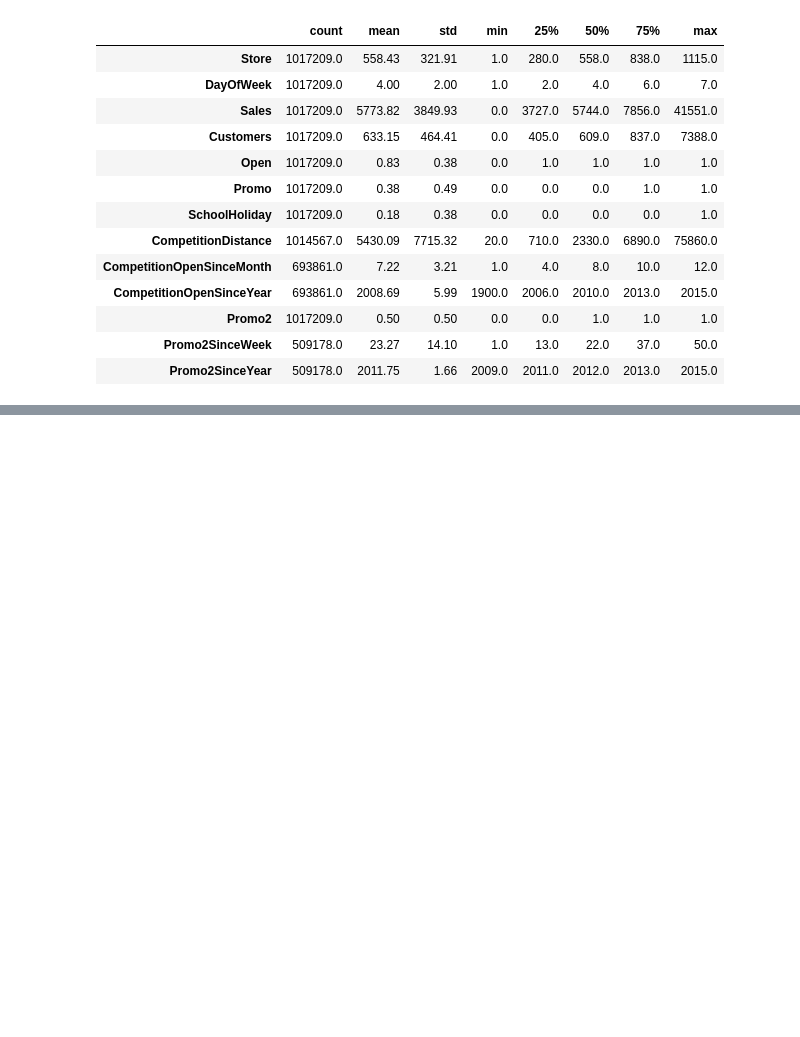
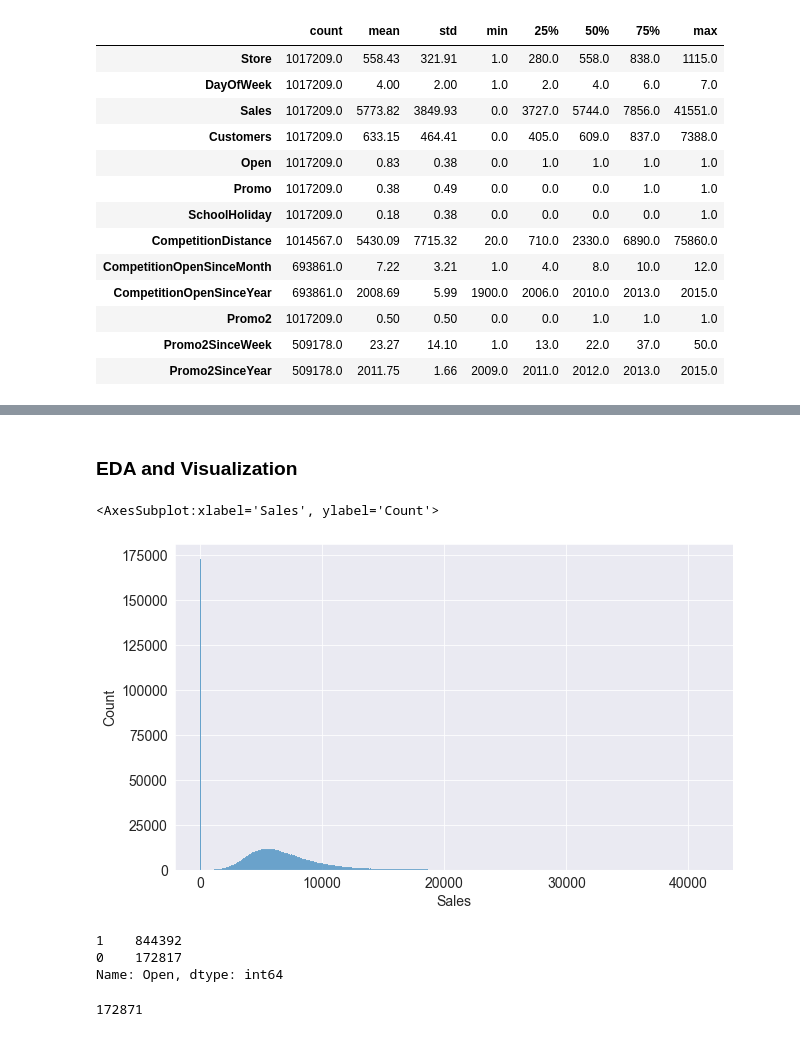
Before and after one commit to Harsh21S/rossmann-store-sales, a Jupyter notebook: notebook/Untitled.ipynb, the cells around one changed output, grey strips where cells are left out. Cells and saved outputs as stored; diff of their text form; code cells hidden in the pictures; blank space fills up the shorter version.

```diff
--- a/notebook/Untitled.ipynb
+++ b/notebook/Untitled.ipynb
@@ -142,0 +154,2 @@ round(merged_df.describe().T,2)
+# %%
+merged_df['Date'] = pd.to_datetime(merged_df.Date)
@@ -142,0 +166,17 @@ round(merged_df.describe().T,2)
+# %% [markdown]
+### EDA and Visualization
+# %%
+sns.histplot(data=merged_df, x="Sales")
+# %% [output]
+<AxesSubplot:xlabel='Sales', ylabel='Count'>
+[figure, added]
+# %%
+merged_df.Open.value_counts()
+# %% [output]
+1    844392
+0    172817
+Name: Open, dtype: int64
+# %%
+merged_df.Sales.value_counts()[0]
+# %% [output]
+172871
```
Also changed, not shown: parts of 51 cells of this notebook.
